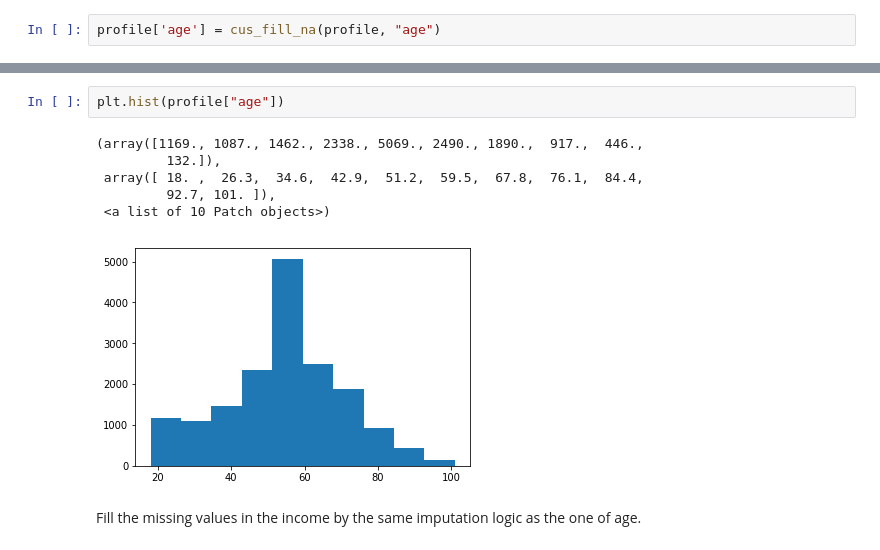
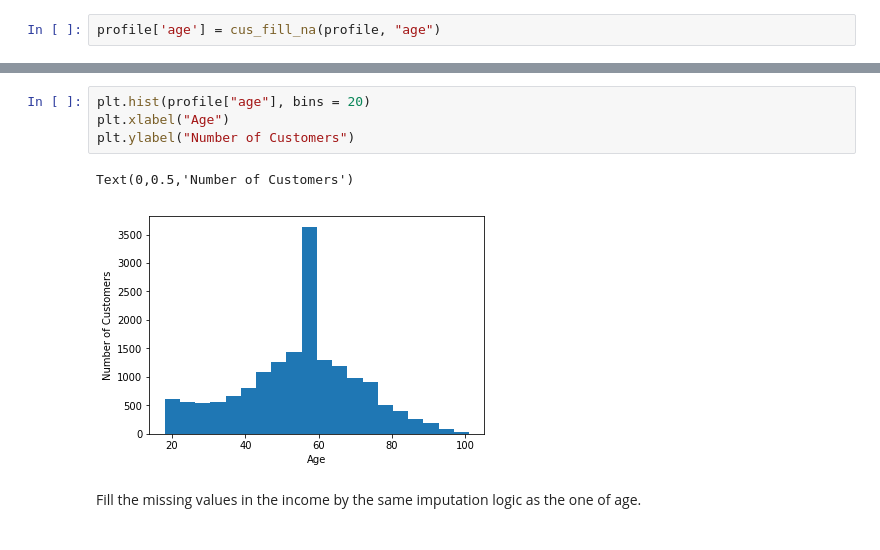
Before and after one commit to Mendy5/Udacity_Project_Capstone, a Jupyter notebook: Starbucks_Capstone_Notebook_v2.ipynb, the cells around one changed output, grey strips where cells are left out. Drawn from its saved outputs; the diff is of its cells as text.

```diff
--- a/Starbucks_Capstone_Notebook_v2.ipynb
+++ b/Starbucks_Capstone_Notebook_v2.ipynb
@@ -617,15 +639,13 @@ min         18.000000
 75%         65.000000
 max        101.000000
 Name: age, dtype: float64
-# %%
-plt.hist(profile["age"])
-# %% [output]
-(array([1169., 1087., 1462., 2338., 5069., 2490., 1890.,  917.,  446.,
-         132.]),
- array([ 18. ,  26.3,  34.6,  42.9,  51.2,  59.5,  67.8,  76.1,  84.4,
-         92.7, 101. ]),
- <a list of 10 Patch objects>)
-[figure, removed]
+# %%
+plt.hist(profile["age"], bins = 20)
+plt.xlabel("Age")
+plt.ylabel("Number of Customers")
+# %% [output]
+Text(0,0.5,'Number of Customers')
+[figure, added]
 # %% [markdown]
 Fill the missing values in the income by the same imputation logic as the one of age.
 # %%
```
Also changed, not shown: parts of 75 cells of this notebook.
